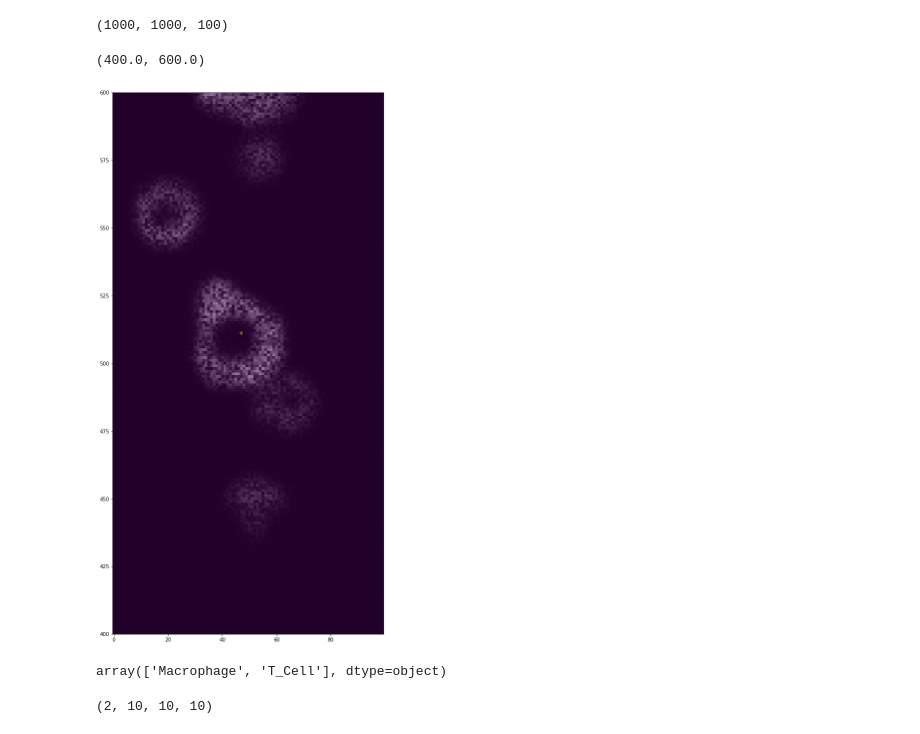
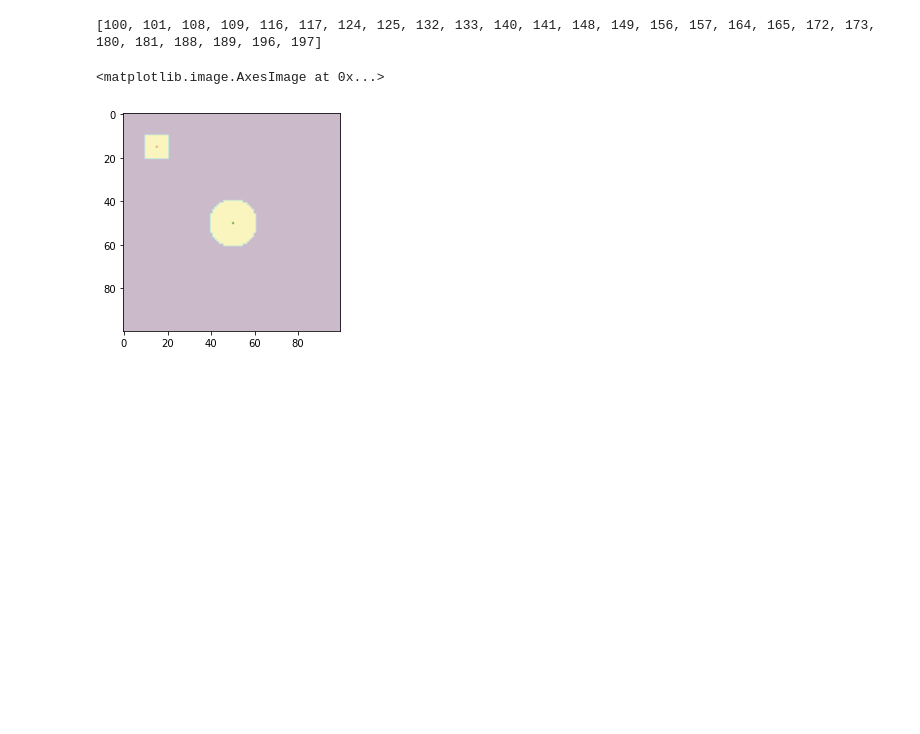
Before and after one commit to dobrik4ever/Master-Thesis, a Jupyter notebook: 3 Methods, material/file_viewer.ipynb, the cells around one changed output. Saved outputs shown, nothing was run; the diff lists cells and outputs as text; code cells hidden in the pictures; blank space fills up the shorter version.

```diff
--- a/3 Methods, material/file_viewer.ipynb
+++ b/3 Methods, material/file_viewer.ipynb
@@ -147,28 +8,0 @@ df
-# %%
-img = np.copy(image)
-mask = np.zeros_like(img)
-mask[y, x, z] = 1
-print(img.shape)
-fig = plt.figure(figsize=(20,20))
-i = 49
-plt.imshow(img[i], cmap='gray')
-plt.imshow(mask[i], cmap='viridis', alpha=0.5)
-y50 = df[df['axis-0'] == 49]
-y =  df['axis-0']
-x = y50['axis-1']
-z = y50['axis-2']
-plt.ylim([400,600])
-# %% [output]
-(1000, 1000, 100)
-(400.0, 600.0)
-[figure, removed]
-# %%
-df['class'].unique()
-# %% [output]
-array(['Macrophage', 'T_Cell'], dtype=object)
-# %%
-a = np.zeros([1,10,10,10])
-b = np.copy(a)
-np.vstack([a, b]).shape
-# %% [output]
-(2, 10, 10, 10)
@@ -184,0 +147,51 @@ plt.imshow(mask[1,:,:,z],cmap='Greens', alpha=0.5)
+# %%
+model = U_net([100,100], 1e-2)
+optimizer = torch.optim.Adam(model.parameters(), lr=model.learning_rate)
+successfull = []
+for i in range(100,200):
+    try:
+        test = np.random.random([i,i])
+        tensor = torch.unsqueeze(torch.from_numpy(test), dim=0)
+        tensor = torch.unsqueeze(tensor, dim=0).float()
+        y = model.forward(tensor)
+        # print(f'{i} is successfull')
+        successfull.append(i)
+    except Exception as e:
+        # print(e)
+        pass
+
+# print(model.summarize())
+print(successfull)
+
+# model.cuda()
+# %% [output]
+[100, 101, 108, 109, 116, 117, 124, 125, 132, 133, 140, 141, 148, 149, 156, 157, 164, 165, 172, 173, 180, 181, 188, 189, 196, 197]
+# %%
+IS = min(successfull)
+array = np.zeros([IS,IS])
+from skimage import draw
+rr, cc = draw.disk((50,50),11)
+array[rr,cc] = 1
+rr, cc = draw.rectangle((10,10),(20,20))
+array[rr,cc] = 1
+plt.imshow(array)
+x0, y0 = 15, 15
+x1,y1 = 50,50
+from skimage import filters
+
+
+mask = np.zeros([2,*array.shape])
+mask[0, x0, y0] = 1
+mask[1, x1, y1] = 1
+
+
+# mask = filters.gaussian(mask, sigma=5)
+# mask /= mask.max()
+mask_image = np.copy(mask)
+# print(mask.max(), mask.min())
+# mask_image[mask_image < 0.5] = np.nan
+plt.imshow(mask_image[0], alpha=.5, cmap='Reds')
+plt.imshow(mask_image[1], alpha=.5, cmap='Greens')
+# %% [output]
+<matplotlib.image.AxesImage at 0x...>
+[figure, added]
```
Also changed, not shown: parts of 11 cells of this notebook, 14 other files.
